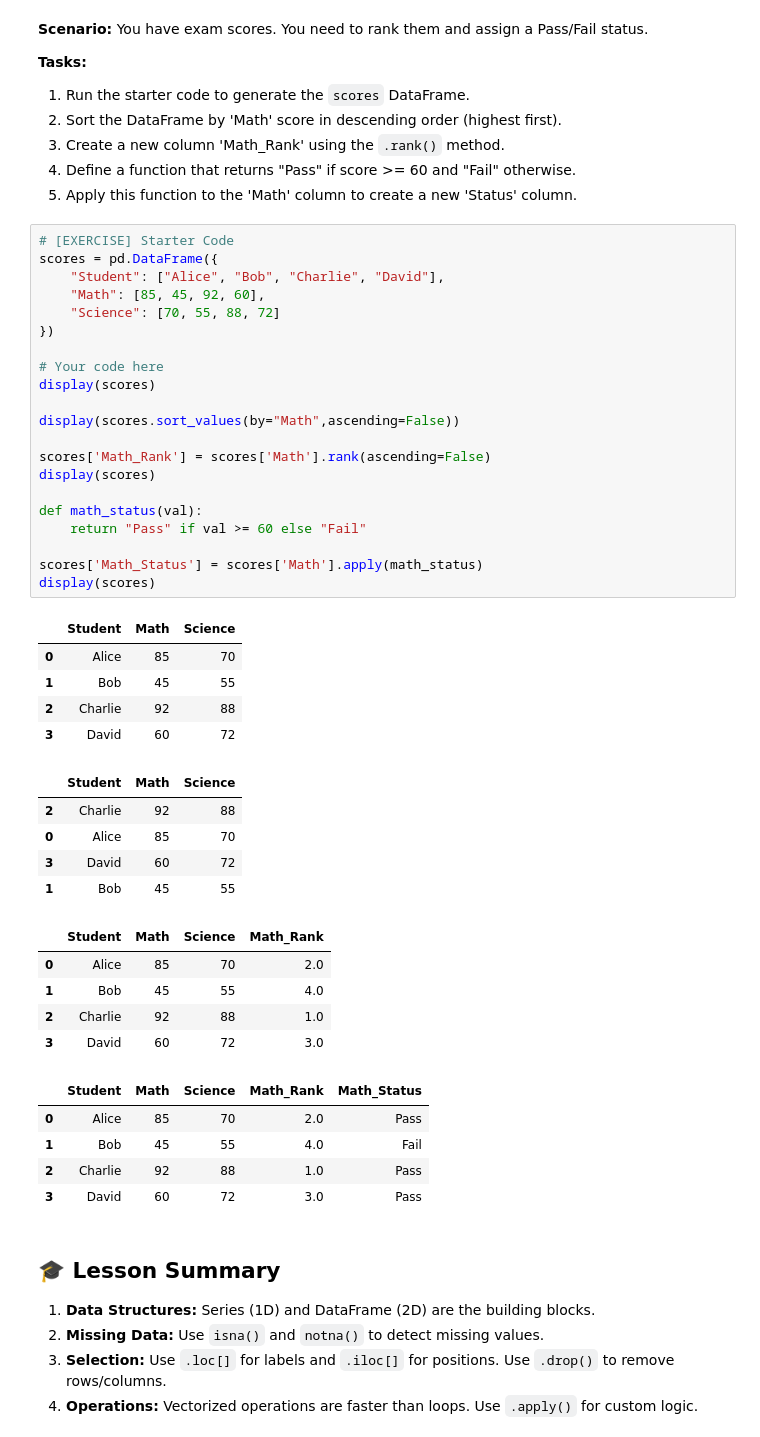
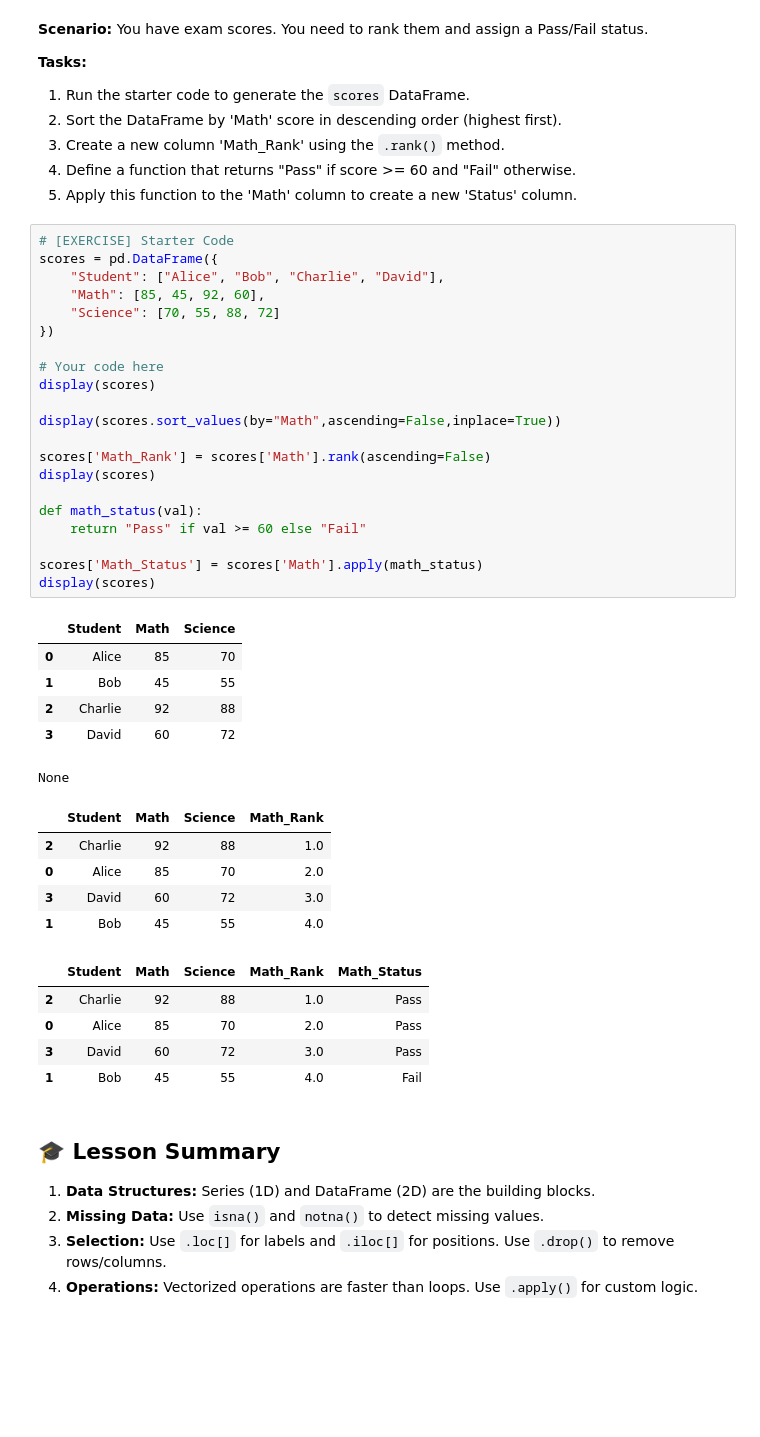
Before and after one commit to ng-clement/6m-data-1.7-intro-pandas, a Jupyter notebook: notebooks/pandas_lesson.ipynb, the cells around one changed output. Saved outputs shown, nothing was run; the diff lists cells and outputs as text; blank space fills up the shorter version.

```diff
--- a/notebooks/pandas_lesson.ipynb
+++ b/notebooks/pandas_lesson.ipynb
@@ -486,45 +471,41 @@ frame
 # %%
 # [EXERCISE] Starter Code
 scores = pd.DataFrame({
     "Student": ["Alice", "Bob", "Charlie", "David"],
     "Math": [85, 45, 92, 60],
     "Science": [70, 55, 88, 72]
 })
 
 # Your code here
 display(scores)
 
-display(scores.sort_values(by="Math",ascending=False))
+display(scores.sort_values(by="Math",ascending=False,inplace=True))
 
 scores['Math_Rank'] = scores['Math'].rank(ascending=False)
 display(scores)
 
 def math_status(val):
     return "Pass" if val >= 60 else "Fail"
 
 scores['Math_Status'] = scores['Math'].apply(math_status)
 display(scores)
 # %% [output]
 |  | Student | Math | Science |
 | 0 | Alice | 85 | 70 |
 | 1 | Bob | 45 | 55 |
 | 2 | Charlie | 92 | 88 |
 | 3 | David | 60 | 72 |
+None
-|  | Student | Math | Science |
-| 2 | Charlie | 92 | 88 |
-| 0 | Alice | 85 | 70 |
-| 3 | David | 60 | 72 |
-| 1 | Bob | 45 | 55 |
+|  | Student | Math | Science | Math_Rank |
+| 2 | Charlie | 92 | 88 | 1.0 |
+| 0 | Alice | 85 | 70 | 2.0 |
+| 3 | David | 60 | 72 | 3.0 |
+| 1 | Bob | 45 | 55 | 4.0 |
-|  | Student | Math | Science | Math_Rank |
-| 0 | Alice | 85 | 70 | 2.0 |
-| 1 | Bob | 45 | 55 | 4.0 |
-| 2 | Charlie | 92 | 88 | 1.0 |
-| 3 | David | 60 | 72 | 3.0 |
+|  | Student | Math | Science | Math_Rank | Math_Status |
+| 2 | Charlie | 92 | 88 | 1.0 | Pass |
+| 0 | Alice | 85 | 70 | 2.0 | Pass |
+| 3 | David | 60 | 72 | 3.0 | Pass |
+| 1 | Bob | 45 | 55 | 4.0 | Fail |
-|  | Student | Math | Science | Math_Rank | Math_Status |
-| 0 | Alice | 85 | 70 | 2.0 | Pass |
-| 1 | Bob | 45 | 55 | 4.0 | Fail |
-| 2 | Charlie | 92 | 88 | 1.0 | Pass |
-| 3 | David | 60 | 72 | 3.0 | Pass |
 # %% [markdown]
 ## 🎓 Lesson Summary
 
```
Also changed, not shown: parts of 1 cell of this notebook.
